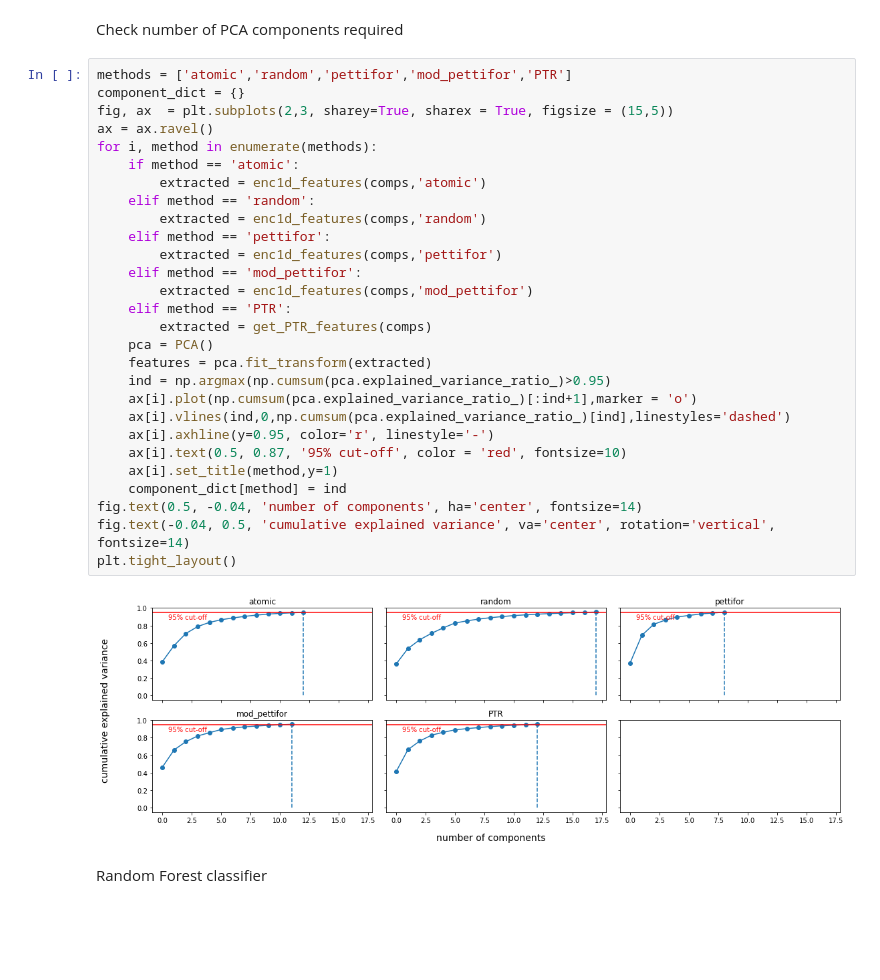
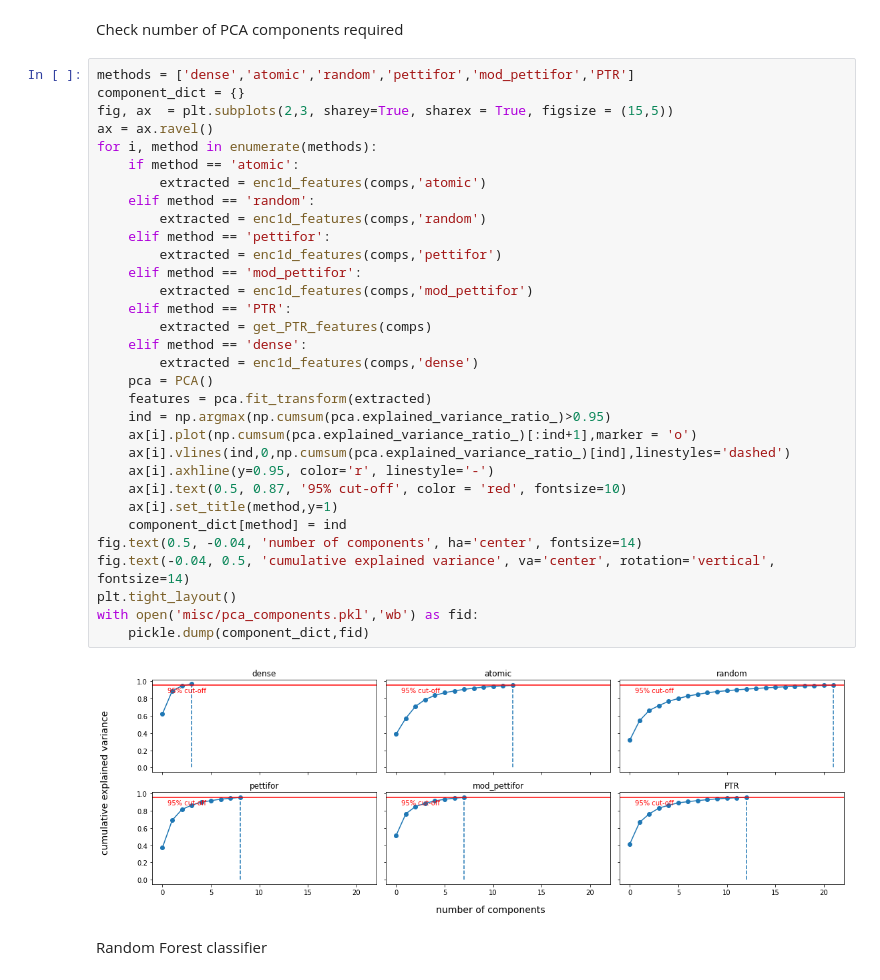
Before and after one commit to dovahkiin0022/representations, a Jupyter notebook: notebooks/1a_transfer_learning_phase.ipynb, the cells around one changed output. Saved outputs shown, nothing was run; the diff lists cells and outputs as text; blank space fills up the shorter version.

```diff
--- a/notebooks/1a_transfer_learning_phase.ipynb
+++ b/notebooks/1a_transfer_learning_phase.ipynb
@@ -29,35 +30,39 @@ y = np.array(dataY)
 # %% [markdown]
 Check number of PCA components required
 # %%
-methods = ['atomic','random','pettifor','mod_pettifor','PTR']
+methods = ['dense','atomic','random','pettifor','mod_pettifor','PTR']
 component_dict = {}
 fig, ax  = plt.subplots(2,3, sharey=True, sharex = True, figsize = (15,5))
 ax = ax.ravel()
 for i, method in enumerate(methods):
     if method == 'atomic':
         extracted = enc1d_features(comps,'atomic')
     elif method == 'random':
         extracted = enc1d_features(comps,'random')
     elif method == 'pettifor':
         extracted = enc1d_features(comps,'pettifor')
     elif method == 'mod_pettifor':
         extracted = enc1d_features(comps,'mod_pettifor')
     elif method == 'PTR':
         extracted = get_PTR_features(comps)
+    elif method == 'dense':
+        extracted = enc1d_features(comps,'dense')
     pca = PCA()
     features = pca.fit_transform(extracted)
     ind = np.argmax(np.cumsum(pca.explained_variance_ratio_)>0.95)
     ax[i].plot(np.cumsum(pca.explained_variance_ratio_)[:ind+1],marker = 'o')
     ax[i].vlines(ind,0,np.cumsum(pca.explained_variance_ratio_)[ind],linestyles='dashed')
     ax[i].axhline(y=0.95, color='r', linestyle='-')
     ax[i].text(0.5, 0.87, '95% cut-off', color = 'red', fontsize=10)
     ax[i].set_title(method,y=1)
     component_dict[method] = ind
 fig.text(0.5, -0.04, 'number of components', ha='center', fontsize=14)
 fig.text(-0.04, 0.5, 'cumulative explained variance', va='center', rotation='vertical', fontsize=14)
 plt.tight_layout()
+with open('misc/pca_components.pkl','wb') as fid:
+    pickle.dump(component_dict,fid)
 # %% [output]
-[figure, old version]
+[figure, new version]
 # %% [markdown]
 Random Forest classifier
 # %%
```
Also changed, not shown: parts of 5 cells of this notebook, 11 other files.
